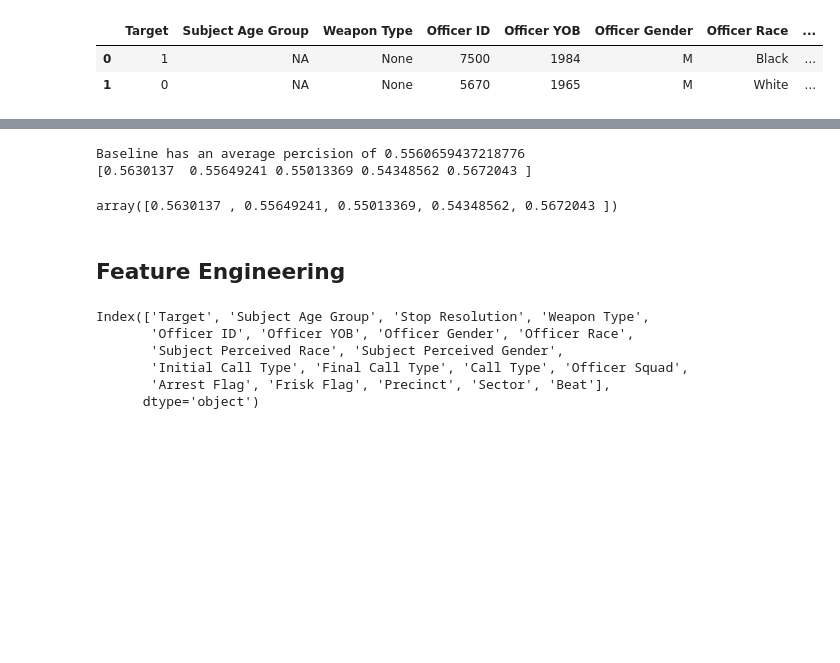
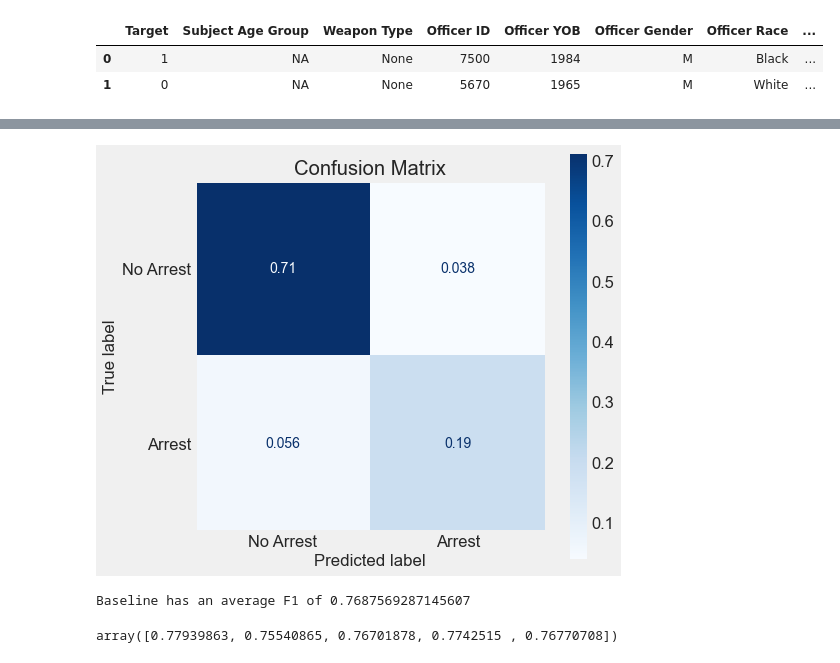
Before and after one commit to jeffreyhwatson/terry_stops_project, a Jupyter notebook: notebooks/exploratory/engineering.ipynb, the cells around one changed output, grey strips where cells are left out. Cells and saved outputs as stored; diff of their text form; code cells hidden in the pictures; blank space fills up the shorter version.

Commit message:
added modeling functions

```diff
--- a/notebooks/exploratory/engineering.ipynb
+++ b/notebooks/exploratory/engineering.ipynb
@@ -76 +72,3 @@ basedf = df[cols]
+# %%
+base_df = f.framer(df, [], feature_list)
 # %%
@@ -85,6 +80,5 @@ y = basedf['Target']
+# %%
+X, y = f.Xy(base_df)
 # %%
-X_train, X_test, y_train, y_test = train_test_split(X, y,
-                                                    random_state=2021,
-                                                    stratify=y
-                                                   )
+X_train, X_test, y_train, y_test = f.splitter(X,y)
 # %%
@@ -97,19 +86,13 @@ clf = KNeighborsClassifier()
+# %%
+clf = LogisticRegression(max_iter=1000)
 # %%
 baseline = make_pipeline(preprocessing, clf)
+# %%
+f.confusion(baseline, X_train, y_train)
+# %% [output]
+[figure, added]
 # %%
-modeling.report(baseline, X_train, y_train, 'Baseline', 'KNN w/ all base cols')
+modeling.report(baseline, X_train, y_train, 'Baseline', 'Log Reg w/ all base cols')
 # %% [output]
-Baseline has an average percision of 0.5560659437218776
-[0.5630137  0.55649241 0.55013369 0.54348562 0.5672043 ]
+Baseline has an average F1 of 0.7687569287145607
-array([0.5630137 , 0.55649241, 0.55013369, 0.54348562, 0.5672043 ])
+array([0.77939863, 0.75540865, 0.76701878, 0.7742515 , 0.76770708])
-# %% [markdown]
-## Feature Engineering
-# %%
-df.columns
-# %% [output]
-Index(['Target', 'Subject Age Group', 'Stop Resolution', 'Weapon Type',
-       'Officer ID', 'Officer YOB', 'Officer Gender', 'Officer Race',
-       'Subject Perceived Race', 'Subject Perceived Gender',
-       'Initial Call Type', 'Final Call Type', 'Call Type', 'Officer Squad',
-       'Arrest Flag', 'Frisk Flag', 'Precinct', 'Sector', 'Beat'],
-      dtype='object')
```
Also changed, not shown: parts of 28 cells of this notebook, 3 other files.
